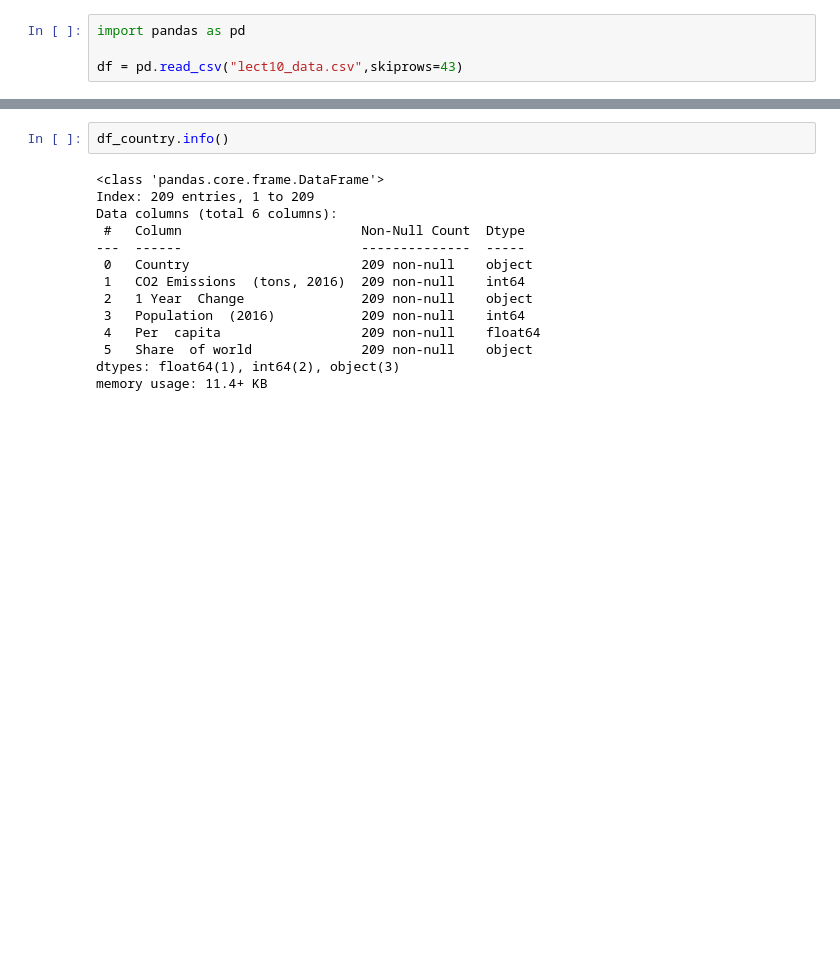
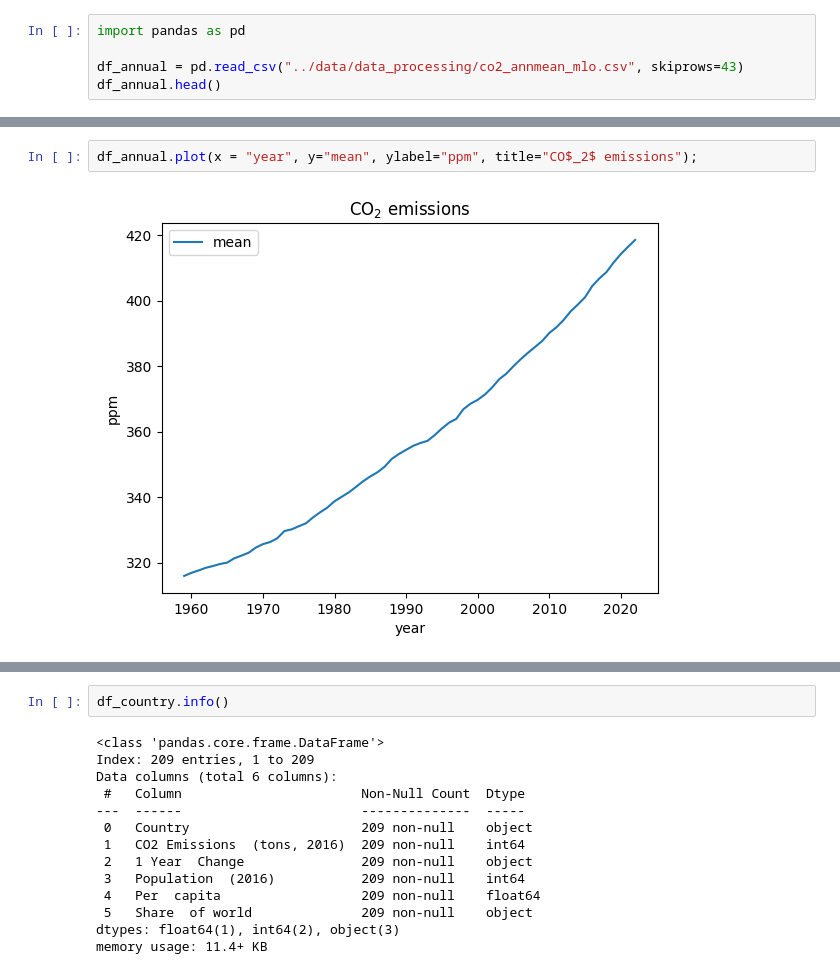
Before and after one commit to Lyceriuss/Python-Henrik-Pedersen-OPA2023, a Jupyter notebook: Code_alongs/lec10_data_storytelling.ipynb, the cells around one changed output, grey strips where cells are left out. Drawn from its saved outputs; the diff is of its cells as text; blank space fills up the shorter version.

```diff
--- a/Code_alongs/lec10_data_storytelling.ipynb
+++ b/Code_alongs/lec10_data_storytelling.ipynb
@@ -3,4 +3,5 @@ Code_along_data
 # %%
 import pandas as pd
 
-df = pd.read_csv("lect10_data.csv",skiprows=43)
+df_annual = pd.read_csv("../data/data_processing/co2_annmean_mlo.csv", skiprows=43)
+df_annual.head()
@@ -7 +28,5 @@ df = pd.read_csv("lect10_data.csv",skiprows=43)
+# %%
+df_annual.plot(x = "year", y="mean", ylabel="ppm", title="CO$_2$ emissions");
+# %% [output]
+[figure, added]
 # %%
```
Also changed, not shown: parts of 14 cells of this notebook, 1 other file.
